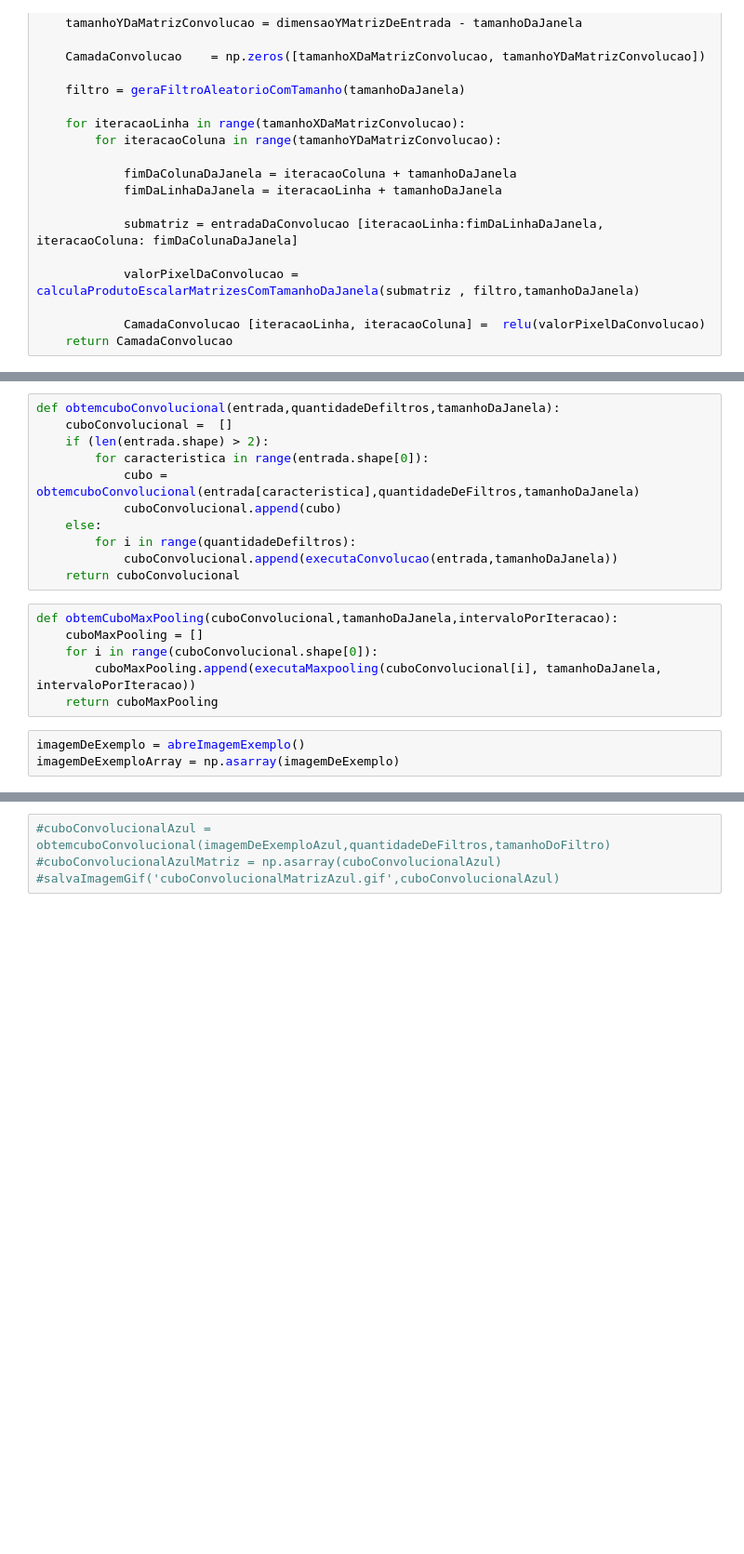
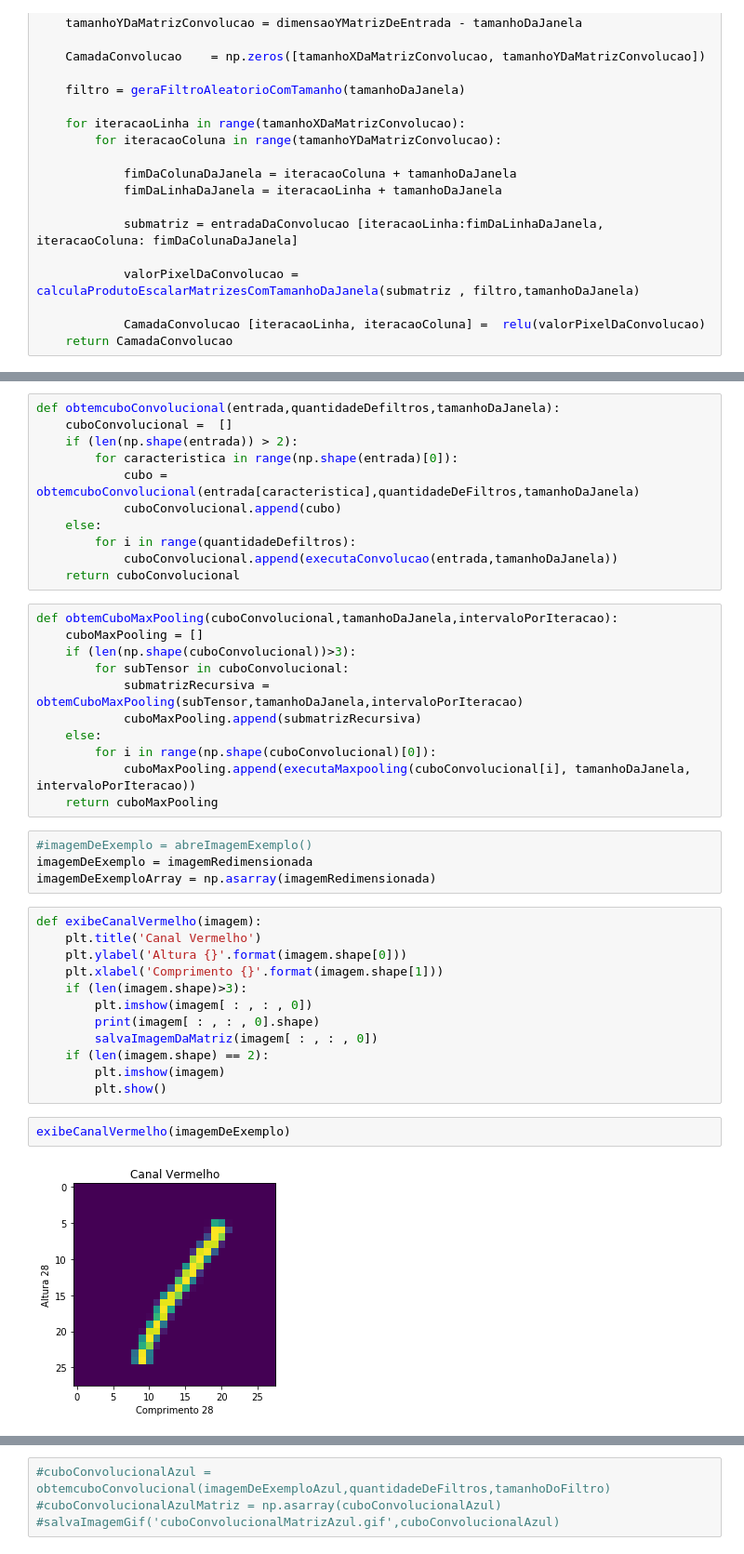
Before and after one commit to guisantana0/RNC-Numpy, a Jupyter notebook: Rede Neural Convolucional.ipynb, the cells around one changed output, grey strips where cells are left out. Shown: that part at 93% size. Saved outputs shown, nothing was run; the diff lists cells and outputs as text; blank space fills up the shorter version.

```diff
--- a/Rede Neural Convolucional.ipynb
+++ b/Rede Neural Convolucional.ipynb
@@ -126,8 +134,8 @@ def executaMaxpooling(matrizDeEntrada, tamanhoDaJanela, intervaloPorIteracao):
 # %%
 def obtemcuboConvolucional(entrada,quantidadeDefiltros,tamanhoDaJanela):
     cuboConvolucional =  []
-    if (len(entrada.shape) > 2):
-        for caracteristica in range(entrada.shape[0]):
+    if (len(np.shape(entrada)) > 2):
+        for caracteristica in range(np.shape(entrada)[0]):
             cubo = obtemcuboConvolucional(entrada[caracteristica],quantidadeDeFiltros,tamanhoDaJanela)
             cuboConvolucional.append(cubo)
     else:
@@ -137,10 +145,32 @@ def obtemcuboConvolucional(entrada,quantidadeDefiltros,tamanhoDaJanela):
 # %%
 def obtemCuboMaxPooling(cuboConvolucional,tamanhoDaJanela,intervaloPorIteracao):
     cuboMaxPooling = []
-    for i in range(cuboConvolucional.shape[0]):
-        cuboMaxPooling.append(executaMaxpooling(cuboConvolucional[i], tamanhoDaJanela, intervaloPorIteracao))
+    if (len(np.shape(cuboConvolucional))>3):
+        for subTensor in cuboConvolucional:
+            submatrizRecursiva = obtemCuboMaxPooling(subTensor,tamanhoDaJanela,intervaloPorIteracao)
+            cuboMaxPooling.append(submatrizRecursiva)
+    else:
+        for i in range(np.shape(cuboConvolucional)[0]):
+            cuboMaxPooling.append(executaMaxpooling(cuboConvolucional[i], tamanhoDaJanela, intervaloPorIteracao))
     return cuboMaxPooling
 # %%
-imagemDeExemplo = abreImagemExemplo()
-imagemDeExemploArray = np.asarray(imagemDeExemplo)
+#imagemDeExemplo = abreImagemExemplo()
+imagemDeExemplo = imagemRedimensionada
+imagemDeExemploArray = np.asarray(imagemRedimensionada)
+# %%
+def exibeCanalVermelho(imagem):
+    plt.title('Canal Vermelho')
+    plt.ylabel('Altura {}'.format(imagem.shape[0]))
+    plt.xlabel('Comprimento {}'.format(imagem.shape[1]))
+    if (len(imagem.shape)>3):
+        plt.imshow(imagem[ : , : , 0])
+        print(imagem[ : , : , 0].shape)
+        salvaImagemDaMatriz(imagem[ : , : , 0])
+    if (len(imagem.shape) == 2):
+        plt.imshow(imagem)
+        plt.show()
+# %%
+exibeCanalVermelho(imagemDeExemplo)
+# %% [output]
+[figure, added]
 # %%
```
Also changed, not shown: parts of 25 cells of this notebook, 1 other file.
